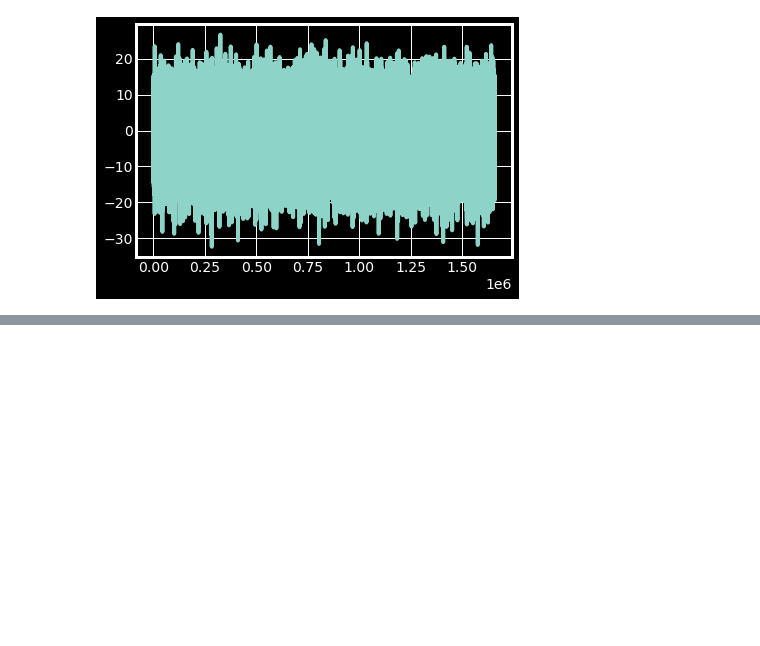
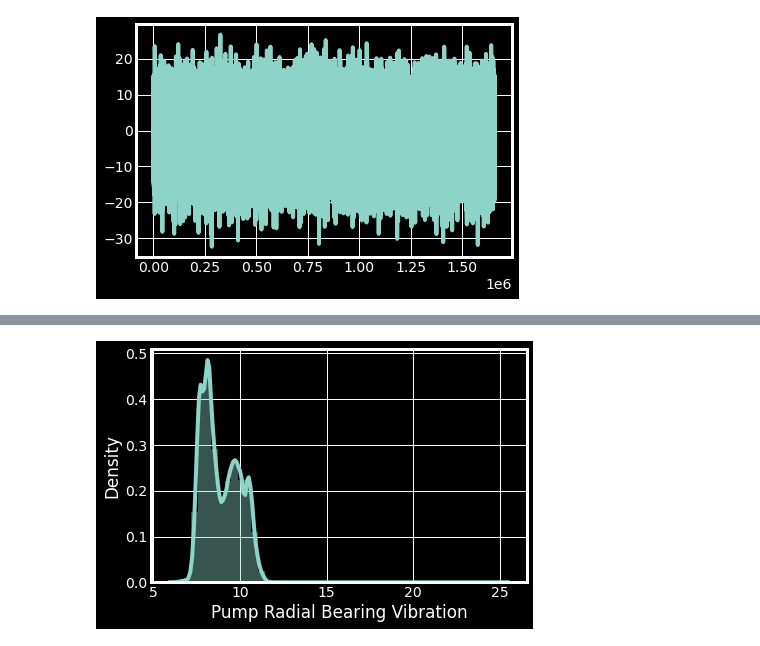
Before and after one commit to sonalS2210/mechademy-hiring-challenge, a Jupyter notebook: data_enegineering.ipynb, the cells around one changed output, grey strips where cells are left out. Cells and saved outputs as stored; diff of their text form; code cells hidden in the pictures; blank space fills up the shorter version.

```diff
--- a/data_enegineering.ipynb
+++ b/data_enegineering.ipynb
@@ -1079,0 +1100,5 @@ plt.show()
+# %%
+sns.distplot(df[df['Pump Radial Bearing Vibration']>6]['Pump Radial Bearing Vibration'])
+plt.show()
+# %% [output]
+[figure, added]
```
Also changed, not shown: parts of 29 cells of this notebook.
